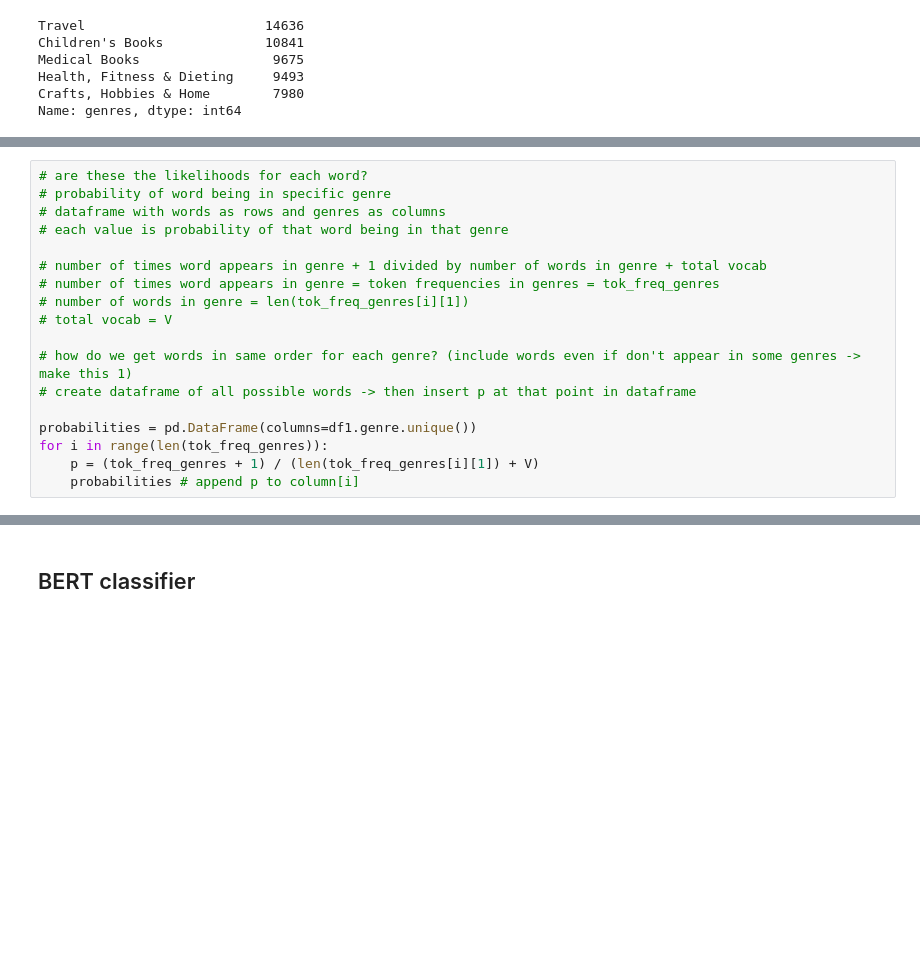
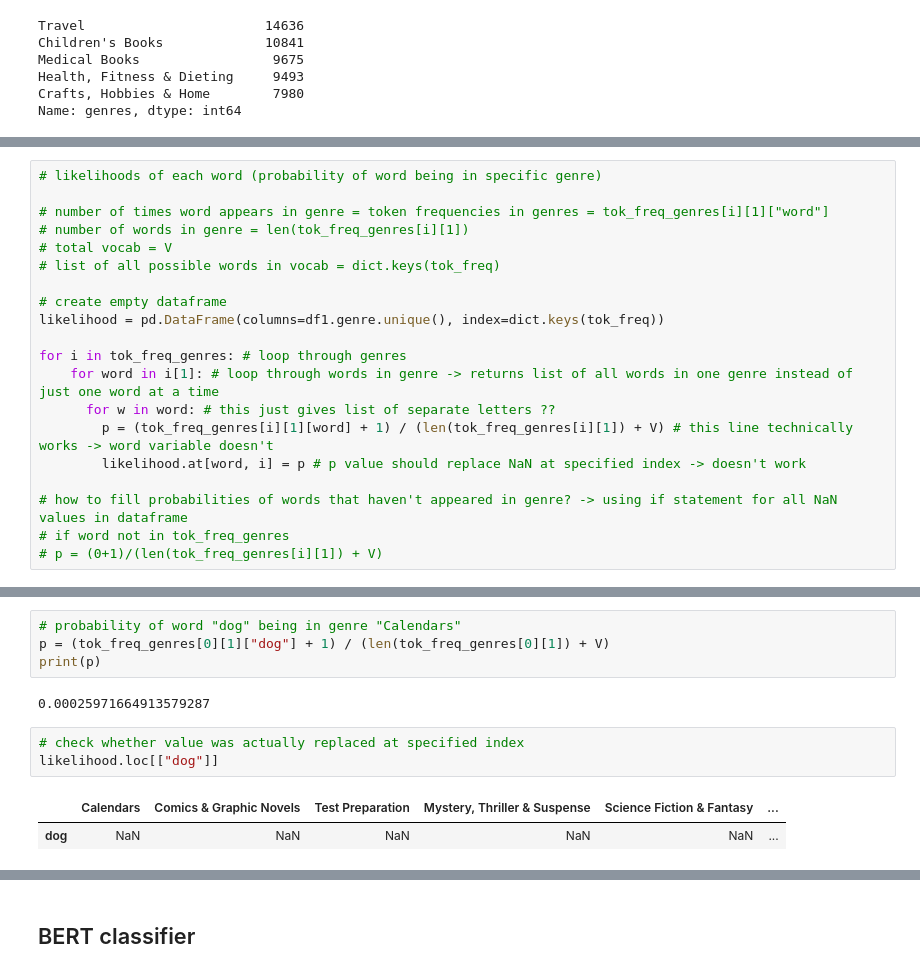
Before and after one commit to feliciahf/NLP-Project, a Jupyter notebook: amazon/colab_FH.ipynb, the cells around one changed output, grey strips where cells are left out. Saved outputs shown, nothing was run; the diff lists cells and outputs as text; blank space fills up the shorter version.

Commit message:
for loop for likelihoods not working

```diff
--- a/amazon/colab_FH.ipynb
+++ b/amazon/colab_FH.ipynb
@@ -432,20 +430,2 @@ print(probs[:5]) # test
 # %% [output]
 [('Calendars', 0.08820533836353665), ('Comics & Graphic Novels', 0.06533438597971446), ('Test Preparation', 0.0583073687255546), ('Mystery, Thriller & Suspense', 0.05721052726735812), ('Science Fictio ...
-# %%
-# are these the likelihoods for each word?
-# probability of word being in specific genre
-# dataframe with words as rows and genres as columns
-# each value is probability of that word being in that genre
-
-# number of times word appears in genre + 1 divided by number of words in genre + total vocab
-# number of times word appears in genre = token frequencies in genres = tok_freq_genres
-# number of words in genre = len(tok_freq_genres[i][1])
-# total vocab = V
-
-# how do we get words in same order for each genre? (include words even if don't appear in some genres -> make this 1)
-# create dataframe of all possible words -> then insert p at that point in dataframe
-
-probabilities = pd.DataFrame(columns=df1.genre.unique())
-for i in range(len(tok_freq_genres)):
-    p = (tok_freq_genres + 1) / (len(tok_freq_genres[i][1]) + V)
-    probabilities # append p to column[i]
@@ -453,0 +432,20 @@ for i in range(len(tok_freq_genres)):
+# %%
+# likelihoods of each word (probability of word being in specific genre)
+
+# number of times word appears in genre = token frequencies in genres = tok_freq_genres[i][1]["word"]
+# number of words in genre = len(tok_freq_genres[i][1])
+# total vocab = V
+# list of all possible words in vocab = dict.keys(tok_freq)
+
+# create empty dataframe
+likelihood = pd.DataFrame(columns=df1.genre.unique(), index=dict.keys(tok_freq))
+
+for i in tok_freq_genres: # loop through genres
+    for word in i[1]: # loop through words in genre -> returns list of all words in one genre instead of just one word at a time
+      for w in word: # this just gives list of separate letters ??
+        p = (tok_freq_genres[i][1][word] + 1) / (len(tok_freq_genres[i][1]) + V) # this line technically works -> word variable doesn't
+        likelihood.at[word, i] = p # p value should replace NaN at specified index -> doesn't work
+
+# how to fill probabilities of words that haven't appeared in genre? -> using if statement for all NaN values in dataframe
+# if word not in tok_freq_genres
+# p = (0+1)/(len(tok_freq_genres[i][1]) + V)
@@ -453,0 +474,12 @@ for i in range(len(tok_freq_genres)):
+# %%
+# probability of word "dog" being in genre "Calendars"
+p = (tok_freq_genres[0][1]["dog"] + 1) / (len(tok_freq_genres[0][1]) + V)
+print(p)
+# %% [output]
+0.00025971664913579287
+# %%
+# check whether value was actually replaced at specified index
+likelihood.loc[["dog"]]
+# %% [output]
+|  | Calendars | Comics & Graphic Novels | Test Preparation | Mystery, Thriller & Suspense | Science Fiction & Fantasy | ... |
+| dog | NaN | NaN | NaN | NaN | NaN | ... |
```
Also changed, not shown: parts of 7 cells of this notebook.
